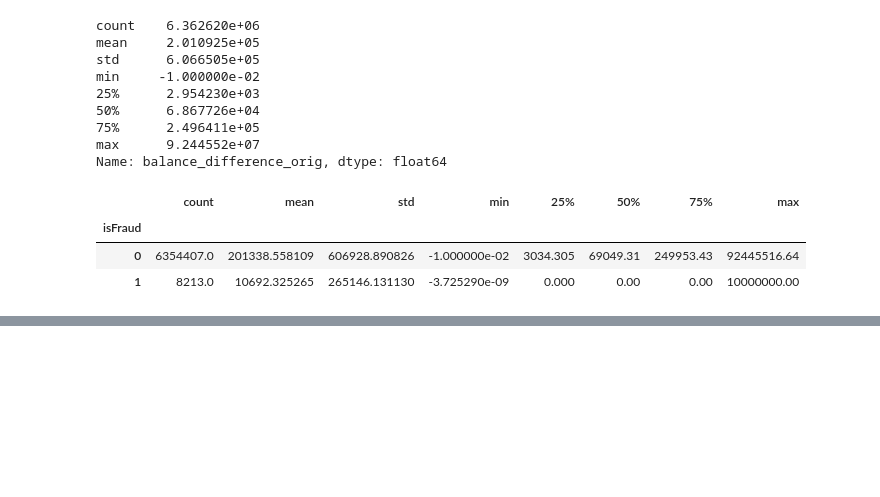
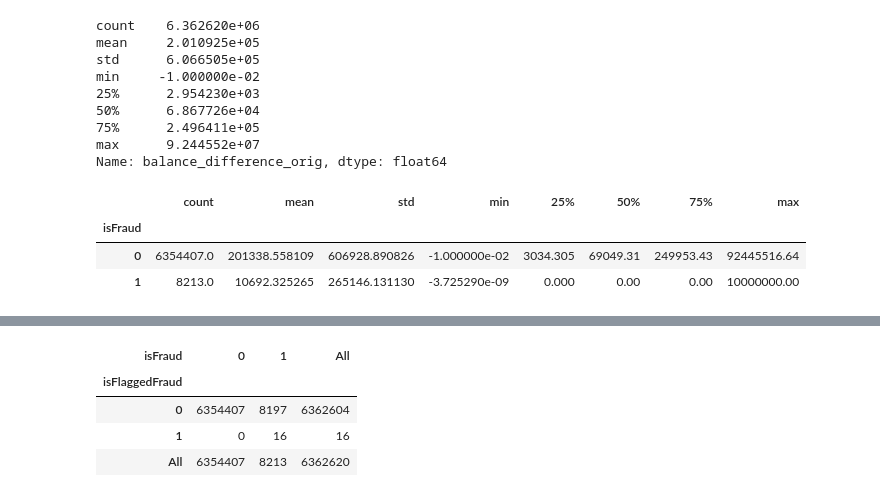
Before and after one commit to soualiloubna23-eng/fraud_detection_project, a Jupyter notebook: notebooks/projet_personnel_detection_fraude.ipynb, the cells around one changed output, grey strips where cells are left out. Drawn from its saved outputs; the diff is of its cells as text; code cells hidden in the pictures; blank space fills up the shorter version.

```diff
--- a/notebooks/projet_personnel_detection_fraude.ipynb
+++ b/notebooks/projet_personnel_detection_fraude.ipynb
@@ -203,0 +222,12 @@ df.groupby("isFraud")["balance_difference_orig"].describe()
+# %%
+pd.crosstab(
+    df["isFlaggedFraud"],
+    df["isFraud"],
+    margins=True
+)
+# %% [output]
+| isFraud | 0 | 1 | All |
+| isFlaggedFraud |  |  |  |
+| 0 | 6354407 | 8197 | 6362604 |
+| 1 | 0 | 16 | 16 |
+| All | 6354407 | 8213 | 6362620 |
```
Also changed, not shown: parts of 15 cells of this notebook.
